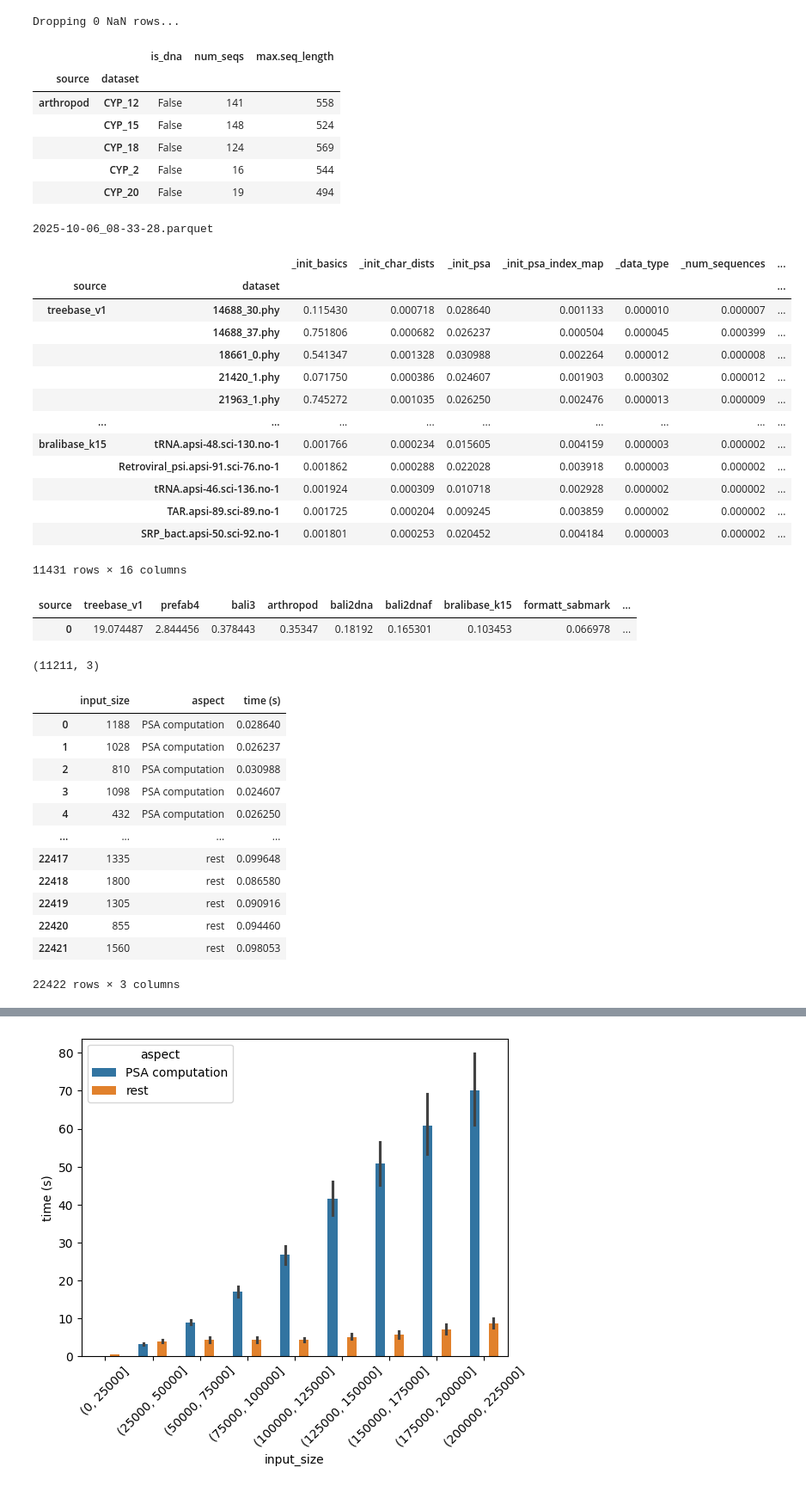
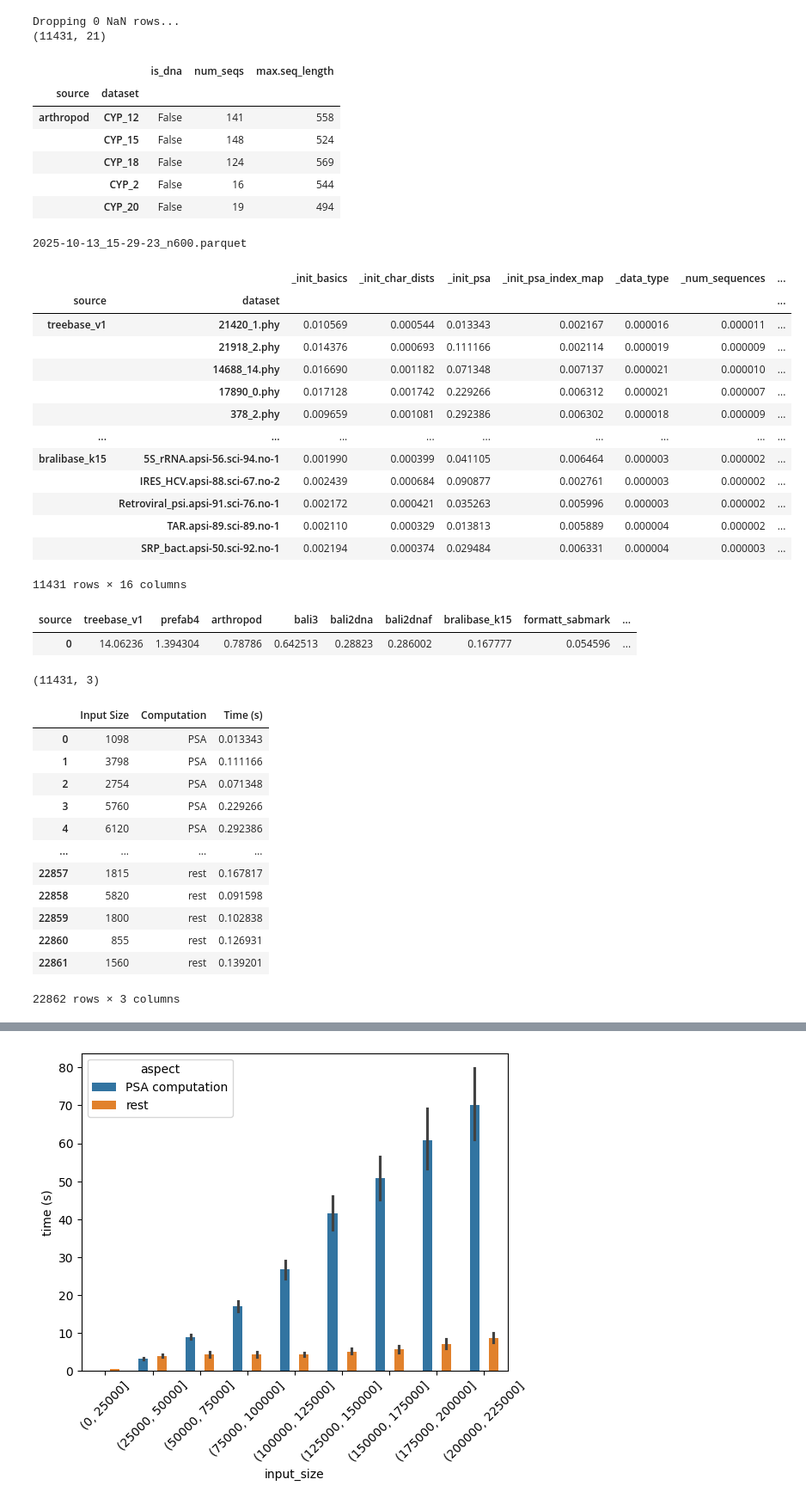
Before and after one commit to MaBody/aldiscore, a Jupyter notebook: notebooks/misc/runtime_results.ipynb, the cells around one changed output, grey strips where cells are left out. Shown at 86% size. Drawn from its saved outputs; the diff is of its cells as text; code cells hidden in the pictures.

```diff
--- a/notebooks/misc/runtime_results.ipynb
+++ b/notebooks/misc/runtime_results.ipynb
@@ -12,11 +12,12 @@ feat_df, *_ = utils.load_features(
     include_features=["is_dna", "num_seqs", "seq_length"],
 )
 # feat_df.columns = clean_feat_names
-
+print(feat_df.shape)
 feat_df = feat_df[["is_dna", "num_seqs", "max.seq_length"]]
 feat_df.head()
 # %% [output]
 Dropping 0 NaN rows...
+(11431, 21)
 |  |  | is_dna | num_seqs | max.seq_length |
 | source | dataset |  |  |  |
 | arthropod | CYP_12 | False | 141 | 558 |
@@ -25,76 +26,72 @@ Dropping 0 NaN rows...
 |  | CYP_2 | False | 16 | 544 |
 |  | CYP_20 | False | 19 | 494 |
 # %%
-perf_dir = ROOT / "logs" / "perf"
+perf_dir = ROOT.parent / "logs" / "perf"
 perf_file = sorted(os.listdir(perf_dir))[-1]
 print(perf_file)
 perf_df = pd.read_parquet(perf_dir / perf_file)
 # perf_df = pd.concat([perf_df, feat_df], axis=1)
 perf_df
 # %% [output]
-2025-10-06_08-33-28.parquet
+2025-10-13_15-29-23_n600.parquet
 |  |  | _init_basics | _init_char_dists | _init_psa | _init_psa_index_map | _data_type | _num_sequences | ... |
 | source | dataset |  |  |  |  |  |  | ... |
-| treebase_v1 | 14688_30.phy | 0.115430 | 0.000718 | 0.028640 | 0.001133 | 0.000010 | 0.000007 | ... |
-|  | 14688_37.phy | 0.751806 | 0.000682 | 0.026237 | 0.000504 | 0.000045 | 0.000399 | ... |
-|  | 18661_0.phy | 0.541347 | 0.001328 | 0.030988 | 0.002264 | 0.000012 | 0.000008 | ... |
-|  | 21420_1.phy | 0.071750 | 0.000386 | 0.024607 | 0.001903 | 0.000302 | 0.000012 | ... |
-|  | 21963_1.phy | 0.745272 | 0.001035 | 0.026250 | 0.002476 | 0.000013 | 0.000009 | ... |
+| treebase_v1 | 21420_1.phy | 0.010569 | 0.000544 | 0.013343 | 0.002167 | 0.000016 | 0.000011 | ... |
+|  | 21918_2.phy | 0.014376 | 0.000693 | 0.111166 | 0.002114 | 0.000019 | 0.000009 | ... |
+|  | 14688_14.phy | 0.016690 | 0.001182 | 0.071348 | 0.007137 | 0.000021 | 0.000010 | ... |
+|  | 17890_0.phy | 0.017128 | 0.001742 | 0.229266 | 0.006312 | 0.000021 | 0.000007 | ... |
+|  | 378_2.phy | 0.009659 | 0.001081 | 0.292386 | 0.006302 | 0.000018 | 0.000009 | ... |
 | ... | ... | ... | ... | ... | ... | ... | ... | ... |
-| bralibase_k15 | tRNA.apsi-48.sci-130.no-1 | 0.001766 | 0.000234 | 0.015605 | 0.004159 | 0.000003 | 0.000002 | ... |
-|  | Retroviral_psi.apsi-91.sci-76.no-1 | 0.001862 | 0.000288 | 0.022028 | 0.003918 | 0.000003 | 0.000002 | ... |
-|  | tRNA.apsi-46.sci-136.no-1 | 0.001924 | 0.000309 | 0.010718 | 0.002928 | 0.000002 | 0.000002 | ... |
-|  | TAR.apsi-89.sci-89.no-1 | 0.001725 | 0.000204 | 0.009245 | 0.003859 | 0.000002 | 0.000002 | ... |
-|  | SRP_bact.apsi-50.sci-92.no-1 | 0.001801 | 0.000253 | 0.020452 | 0.004184 | 0.000003 | 0.000002 | ... |
+| bralibase_k15 | 5S_rRNA.apsi-56.sci-94.no-1 | 0.001990 | 0.000399 | 0.041105 | 0.006464 | 0.000003 | 0.000002 | ... |
+|  | IRES_HCV.apsi-88.sci-67.no-2 | 0.002439 | 0.000684 | 0.090877 | 0.002761 | 0.000003 | 0.000002 | ... |
+|  | Retroviral_psi.apsi-91.sci-76.no-1 | 0.002172 | 0.000421 | 0.035263 | 0.005996 | 0.000003 | 0.000002 | ... |
+|  | TAR.apsi-89.sci-89.no-1 | 0.002110 | 0.000329 | 0.013813 | 0.005889 | 0.000004 | 0.000002 | ... |
+|  | SRP_bact.apsi-50.sci-92.no-1 | 0.002194 | 0.000374 | 0.029484 | 0.006331 | 0.000004 | 0.000003 | ... |
 11431 rows × 16 columns
 # %%
 # Median execution time for all sources
 perf_df.sum(axis=1).groupby("source").median().sort_values(ascending=False).to_frame().T
 # %% [output]
-| source | treebase_v1 | prefab4 | bali3 | arthropod | bali2dna | bali2dnaf | bralibase_k15 | formatt_sabmark | ... |
-| 0 | 19.074487 | 2.844456 | 0.378443 | 0.35347 | 0.18192 | 0.165301 | 0.103453 | 0.066978 | ... |
+| source | treebase_v1 | prefab4 | arthropod | bali3 | bali2dna | bali2dnaf | bralibase_k15 | formatt_sabmark | ... |
+| 0 | 14.06236 | 1.394304 | 0.78786 | 0.642513 | 0.28823 | 0.286002 | 0.167777 | 0.054596 | ... |
 # %%
 import seaborn as sn
 import matplotlib.pyplot as plt
 
 heavy_cols = ["_init_psa"]
 plot_df = perf_df[heavy_cols].copy()
-plot_df.columns = ["PSA computation"]
-
+plot_df.columns = ["PSA"]
 drop_cols = heavy_cols + ["_ent_randomness"]
 plot_df["rest"] = perf_df.drop(drop_cols, errors="ignore", axis=1).sum(axis=1)
 
 input_sizes = (feat_df["num_seqs"] * feat_df["max.seq_length"]).loc[plot_df.index]
 # input_sizes = (feat_df["num_seqs"]).loc[plot_df.index]
-plot_df["input_size"] = input_sizes
-psa_mask = plot_df["PSA computation"] <= plot_df["PSA computation"].quantile(0.99)
-rest_mask = plot_df["rest"] <= plot_df["rest"].quantile(0.99)
-plot_df = plot_df[psa_mask & rest_mask]
+plot_df["Input Size"] = input_sizes
 plot_df.shape
 # %% [output]
-(11211, 3)
+(11431, 3)
 # %%
 total = pd.cut(plot_df.sum(axis=1), bins=np.linspace(0, 250000, 20))
 # %%
 plot_df = plot_df.melt(
-    id_vars=["input_size"],
-    value_vars=["PSA computation", "rest"],
-    var_name="aspect",
-    value_name="time (s)",
+    id_vars=["Input Size"],
+    value_vars=["PSA", "rest"],
+    var_name="Computation",
+    value_name="Time (s)",
 )
 plot_df
 # %% [output]
-|  | input_size | aspect | time (s) |
-| 0 | 1188 | PSA computation | 0.028640 |
-| 1 | 1028 | PSA computation | 0.026237 |
-| 2 | 810 | PSA computation | 0.030988 |
-| 3 | 1098 | PSA computation | 0.024607 |
-| 4 | 432 | PSA computation | 0.026250 |
+|  | Input Size | Computation | Time (s) |
+| 0 | 1098 | PSA | 0.013343 |
+| 1 | 3798 | PSA | 0.111166 |
+| 2 | 2754 | PSA | 0.071348 |
+| 3 | 5760 | PSA | 0.229266 |
+| 4 | 6120 | PSA | 0.292386 |
 | ... | ... | ... | ... |
-| 22417 | 1335 | rest | 0.099648 |
-| 22418 | 1800 | rest | 0.086580 |
-| 22419 | 1305 | rest | 0.090916 |
-| 22420 | 855 | rest | 0.094460 |
-| 22421 | 1560 | rest | 0.098053 |
+| 22857 | 1815 | rest | 0.167817 |
+| 22858 | 5820 | rest | 0.091598 |
+| 22859 | 1800 | rest | 0.102838 |
+| 22860 | 855 | rest | 0.126931 |
+| 22861 | 1560 | rest | 0.139201 |
-22422 rows × 3 columns
+22862 rows × 3 columns
 # %%
```
Also changed, not shown: parts of 1 cell of this notebook, 3 other files.
